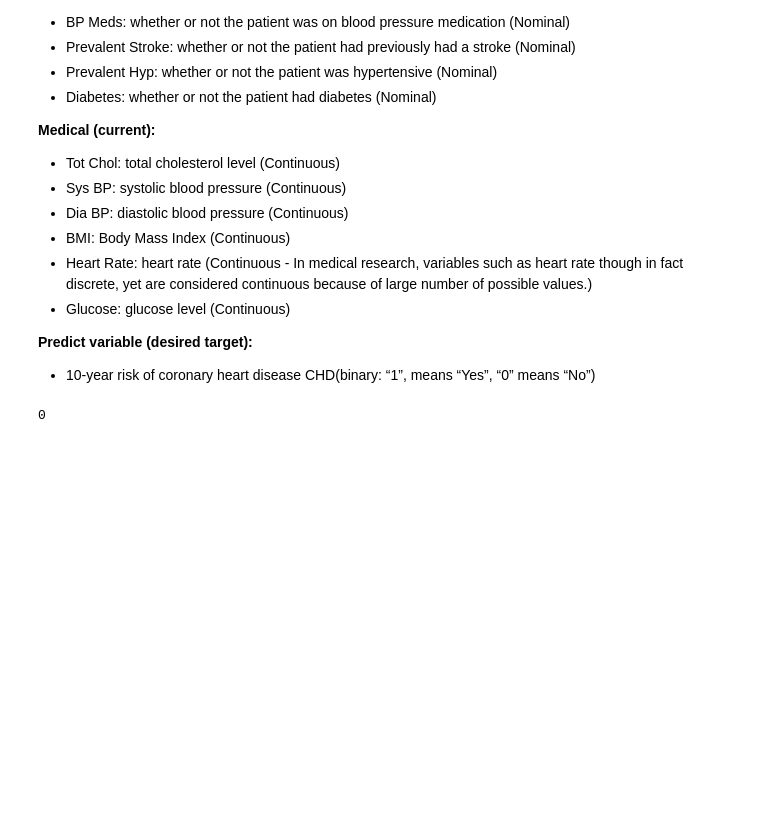
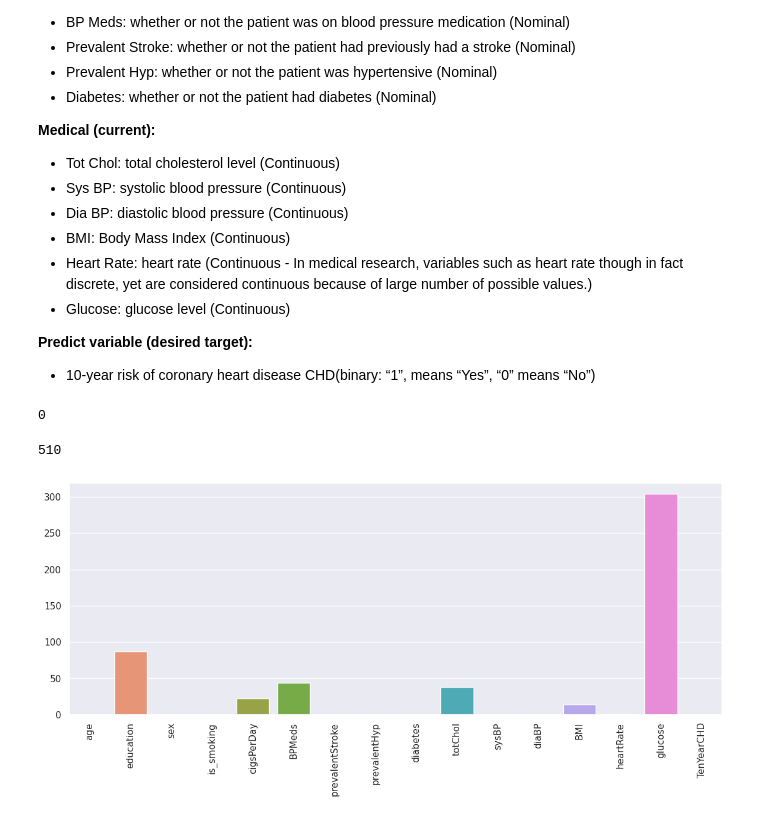
Before and after one commit to hamant-jagwan/Cardiovascular_Risk_Prediction--ML--Classification, a Jupyter notebook: Cardiovascular_Risk_Prediction.ipynb, the cells around one changed output. Cells and saved outputs as stored; diff of their text form; code cells hidden in the pictures; blank space fills up the shorter version.

```diff
--- a/Cardiovascular_Risk_Prediction.ipynb
+++ b/Cardiovascular_Risk_Prediction.ipynb
@@ -134,3 +134,20 @@ memory usage: 450.2+ KB
 len(cardio_df[cardio_df.duplicated()])
 # %% [output]
 0
+# %%
+# checking null values
+null_count = cardio_df.isna().sum()
+null_count.sum()
+# %% [output]
+510
+# %%
+# Visualizing the missing values
+# Checking Null Value by plotting Heatmap
+plt.figure(figsize = (14,5))
+sns.barplot(x = null_count.index, y = null_count.values )
+# Rotate the x-axis labels for better visibility
+plt.xticks(rotation=90)
+# Display the plot
+plt.show()
+# %% [output]
+[figure, added]
```
Also changed, not shown: parts of 9 cells of this notebook.
